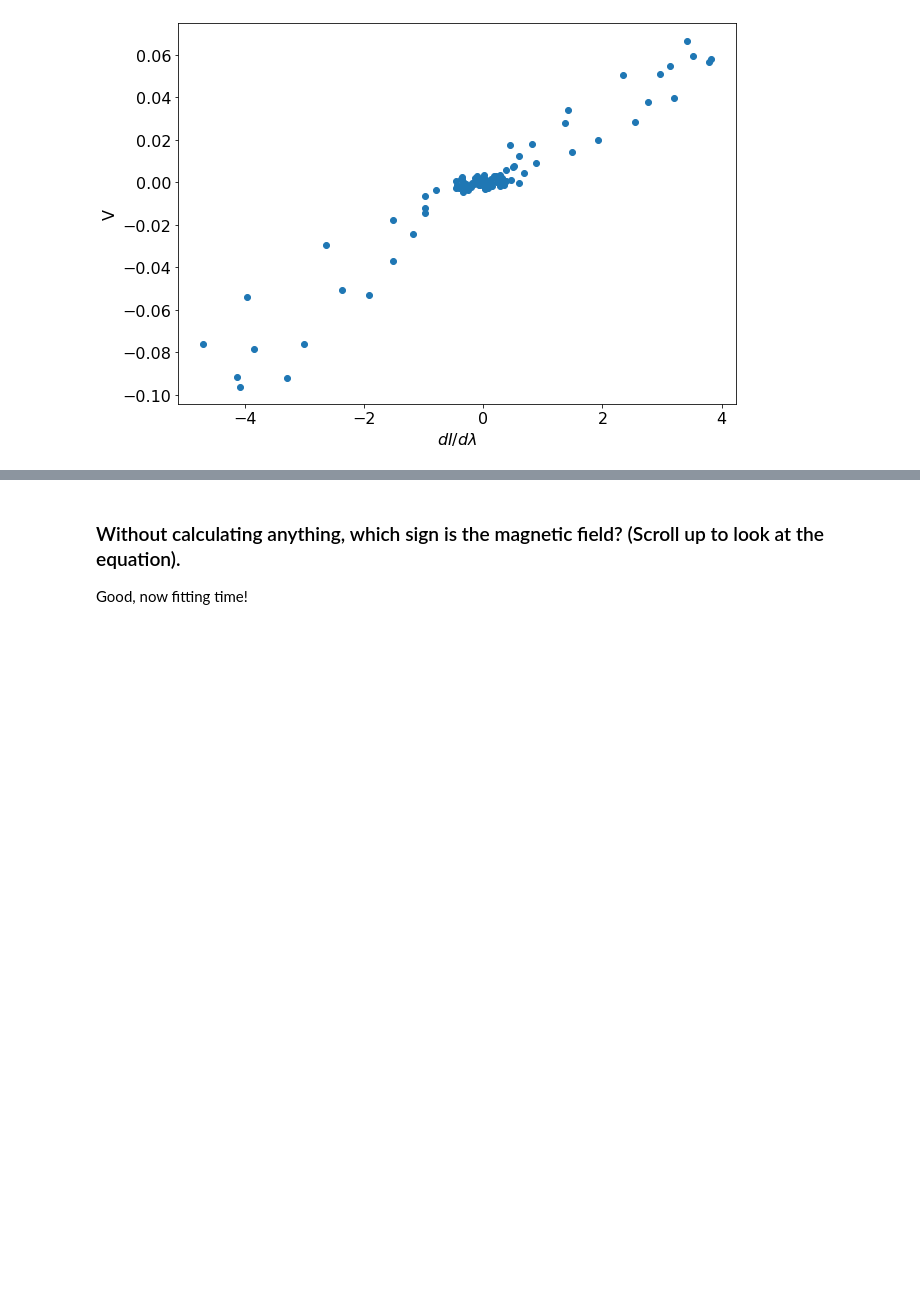
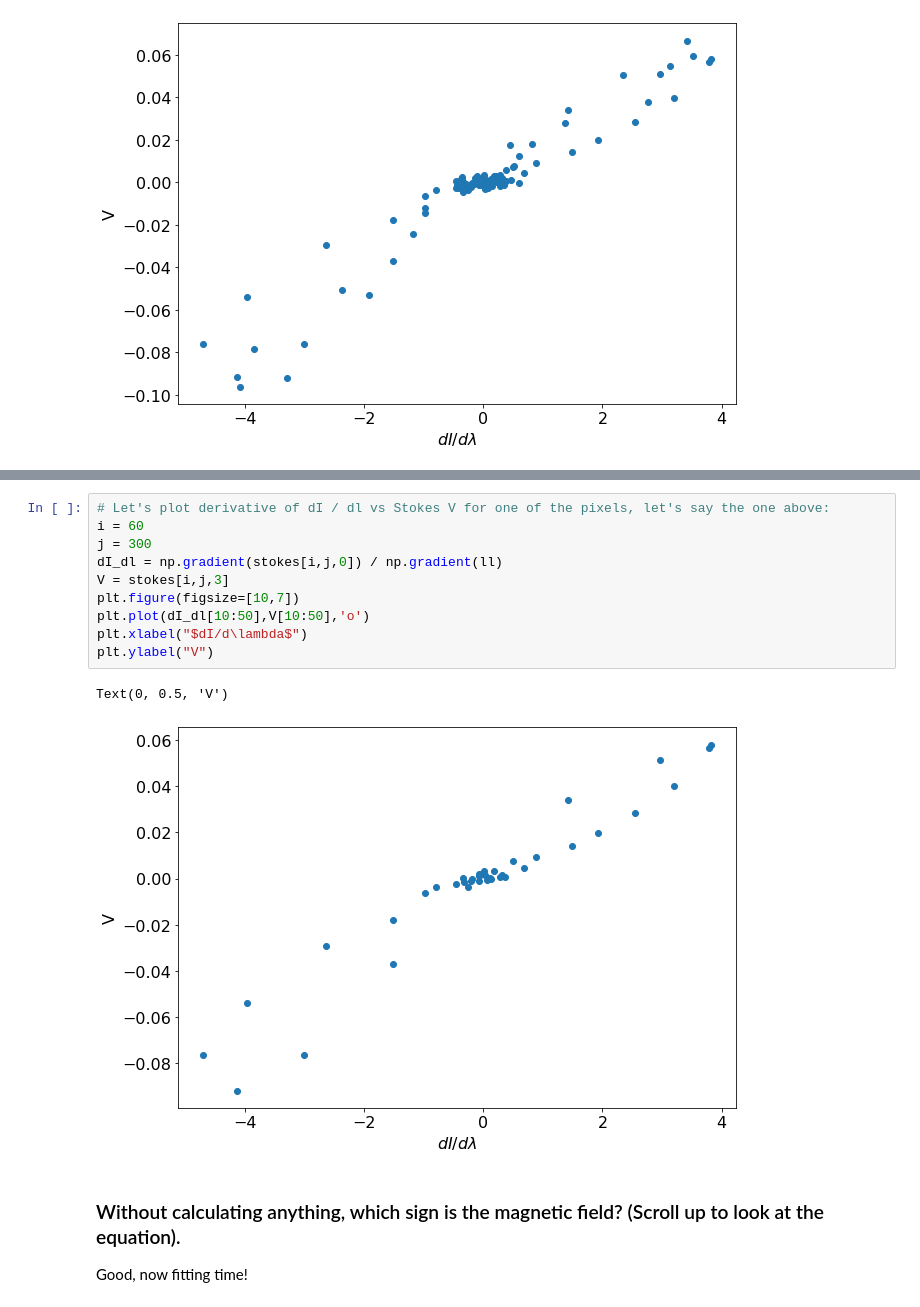
Before and after one commit to ivanzmilic/collage, a Jupyter notebook: Weak_field_MCMC_April_2021.ipynb, the cells around one changed output, grey strips where cells are left out. Drawn from its saved outputs; the diff is of its cells as text; blank space fills up the shorter version.

```diff
--- a/Weak_field_MCMC_April_2021.ipynb
+++ b/Weak_field_MCMC_April_2021.ipynb
@@ -240,3 +237,16 @@ Text(0, 0.5, 'V')
+# %%
+# Let's plot derivative of dI / dl vs Stokes V for one of the pixels, let's say the one above:
+i = 60
+j = 300
+dI_dl = np.gradient(stokes[i,j,0]) / np.gradient(ll)
+V = stokes[i,j,3]
+plt.figure(figsize=[10,7])
+plt.plot(dI_dl[10:50],V[10:50],'o')
+plt.xlabel("$dI/d\lambda$")
+plt.ylabel("V")
+# %% [output]
+Text(0, 0.5, 'V')
+[figure, added]
 # %% [markdown]
 ### Without calculating anything, which sign is the magnetic field? (Scroll up to look at the equation).
 
```
Also changed, not shown: parts of 4 cells of this notebook, 1 other file.
